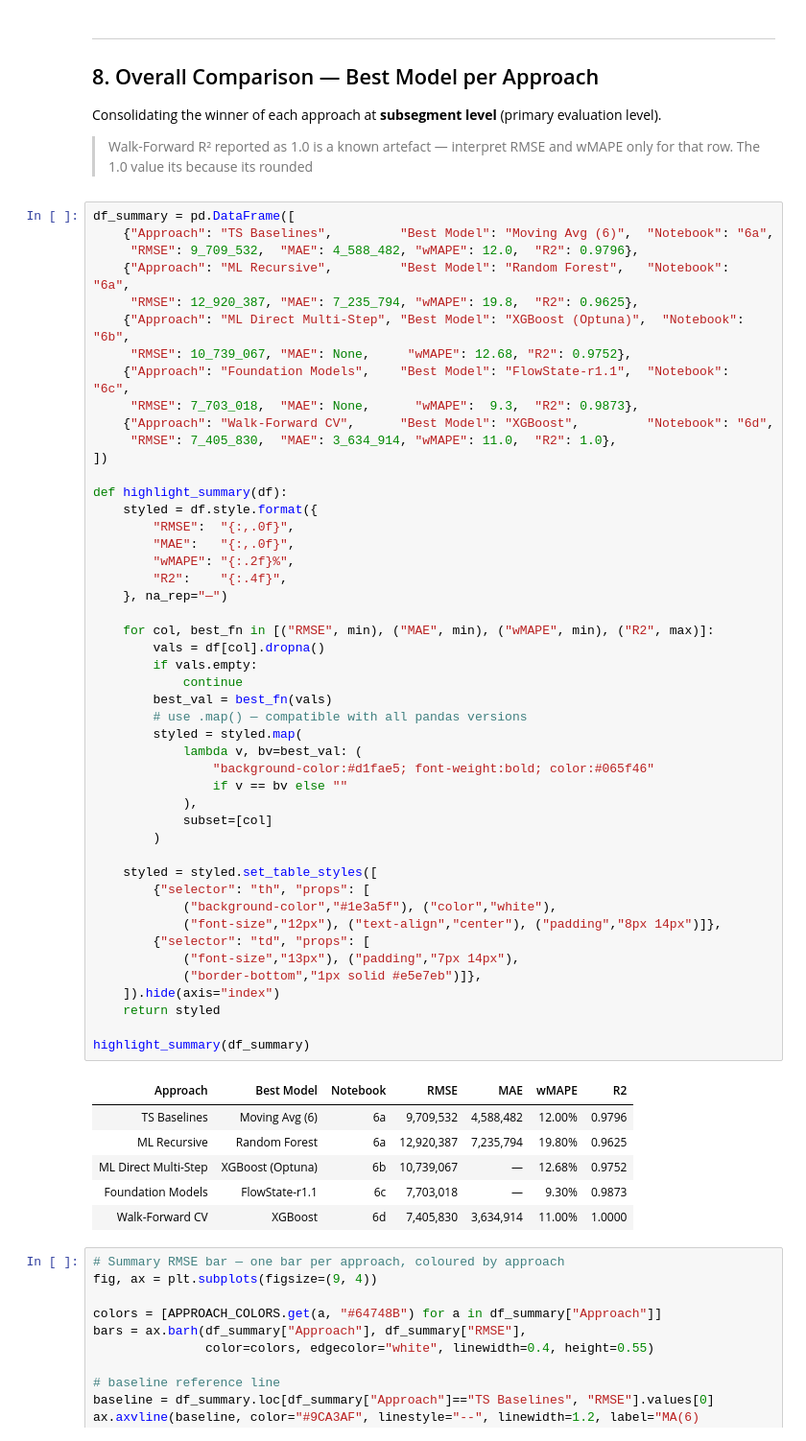
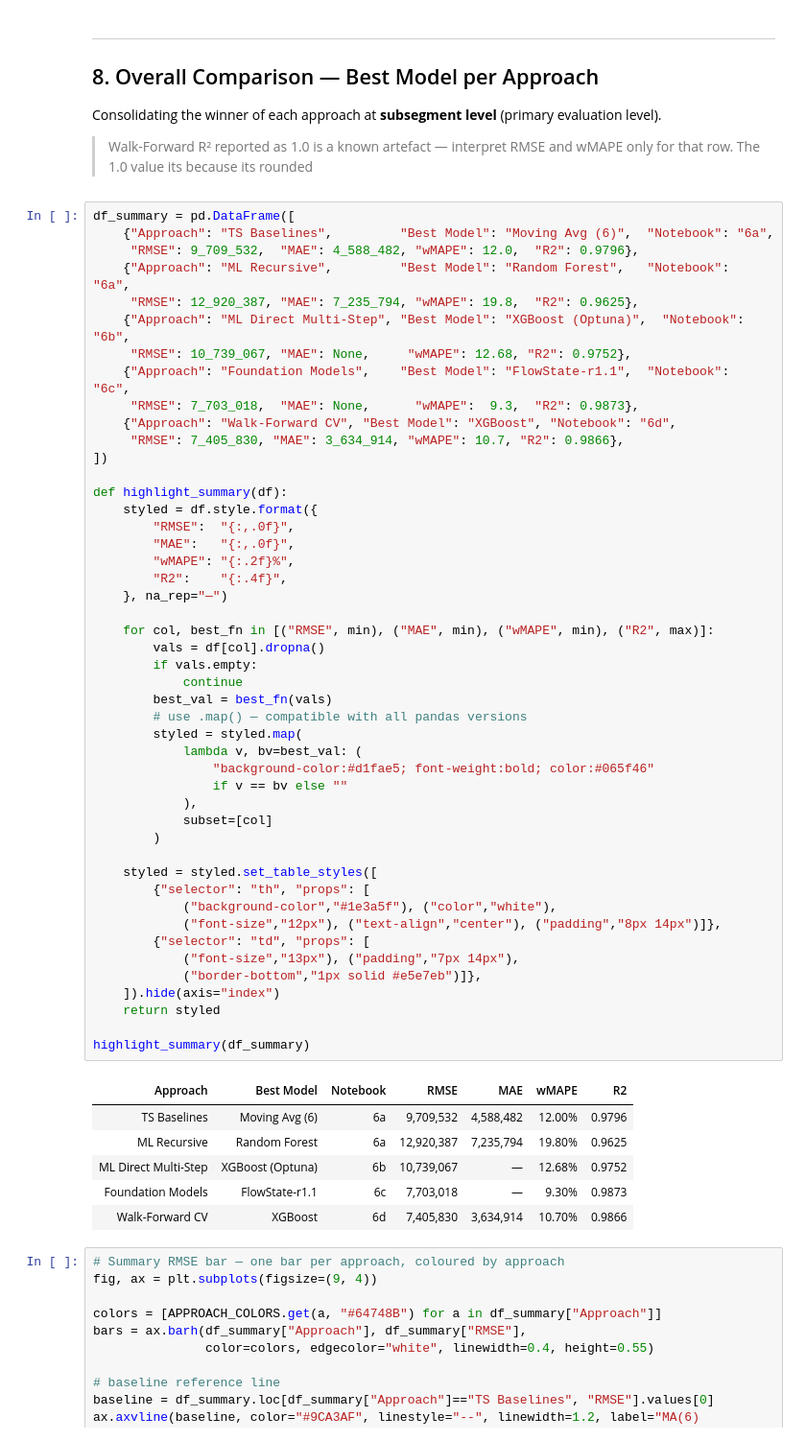
Before and after one commit to RuiSousaFerreiraIMS/Siemens_Advanta_BC, a Jupyter notebook: notebooks/8)Benchmarking_Results.ipynb, the cells around one changed output. Shown at 96% size. Saved outputs shown, nothing was run; the diff lists cells and outputs as text.

```diff
--- a/notebooks/8)Benchmarking_Results.ipynb
+++ b/notebooks/8)Benchmarking_Results.ipynb
@@ -489,8 +489,8 @@ df_summary = pd.DataFrame([
      "RMSE": 10_739_067, "MAE": None,     "wMAPE": 12.68, "R2": 0.9752},
     {"Approach": "Foundation Models",    "Best Model": "FlowState-r1.1",  "Notebook": "6c",
      "RMSE": 7_703_018,  "MAE": None,      "wMAPE":  9.3,  "R2": 0.9873},
-    {"Approach": "Walk-Forward CV",      "Best Model": "XGBoost",         "Notebook": "6d",
-     "RMSE": 7_405_830,  "MAE": 3_634_914, "wMAPE": 11.0,  "R2": 1.0},
+    {"Approach": "Walk-Forward CV", "Best Model": "XGBoost", "Notebook": "6d",
+     "RMSE": 7_405_830, "MAE": 3_634_914, "wMAPE": 10.7, "R2": 0.9866},
 ])
 
 def highlight_summary(df):
@@ -505,34 +505,34 @@ def highlight_summary(df):
         vals = df[col].dropna()
         if vals.empty:
             continue
         best_val = best_fn(vals)
         # use .map() — compatible with all pandas versions
         styled = styled.map(
             lambda v, bv=best_val: (
                 "background-color:#d1fae5; font-weight:bold; color:#065f46"
                 if v == bv else ""
             ),
             subset=[col]
         )
 
     styled = styled.set_table_styles([
         {"selector": "th", "props": [
             ("background-color","#1e3a5f"), ("color","white"),
             ("font-size","12px"), ("text-align","center"), ("padding","8px 14px")]},
         {"selector": "td", "props": [
             ("font-size","13px"), ("padding","7px 14px"),
             ("border-bottom","1px solid #e5e7eb")]},
     ]).hide(axis="index")
     return styled
 
 highlight_summary(df_summary)
 # %% [output]
 | Approach | Best Model | Notebook | RMSE | MAE | wMAPE | R2 |
 | TS Baselines | Moving Avg (6) | 6a | 9,709,532 | 4,588,482 | 12.00% | 0.9796 |
 | ML Recursive | Random Forest | 6a | 12,920,387 | 7,235,794 | 19.80% | 0.9625 |
 | ML Direct Multi-Step | XGBoost (Optuna) | 6b | 10,739,067 | — | 12.68% | 0.9752 |
 | Foundation Models | FlowState-r1.1 | 6c | 7,703,018 | — | 9.30% | 0.9873 |
-| Walk-Forward CV | XGBoost | 6d | 7,405,830 | 3,634,914 | 11.00% | 1.0000 |
+| Walk-Forward CV | XGBoost | 6d | 7,405,830 | 3,634,914 | 10.70% | 0.9866 |
 # %%
 # Summary RMSE bar — one bar per approach, coloured by approach
 fig, ax = plt.subplots(figsize=(9, 4))
```
Also changed, not shown: parts of 3 cells of this notebook, 1 other file.
